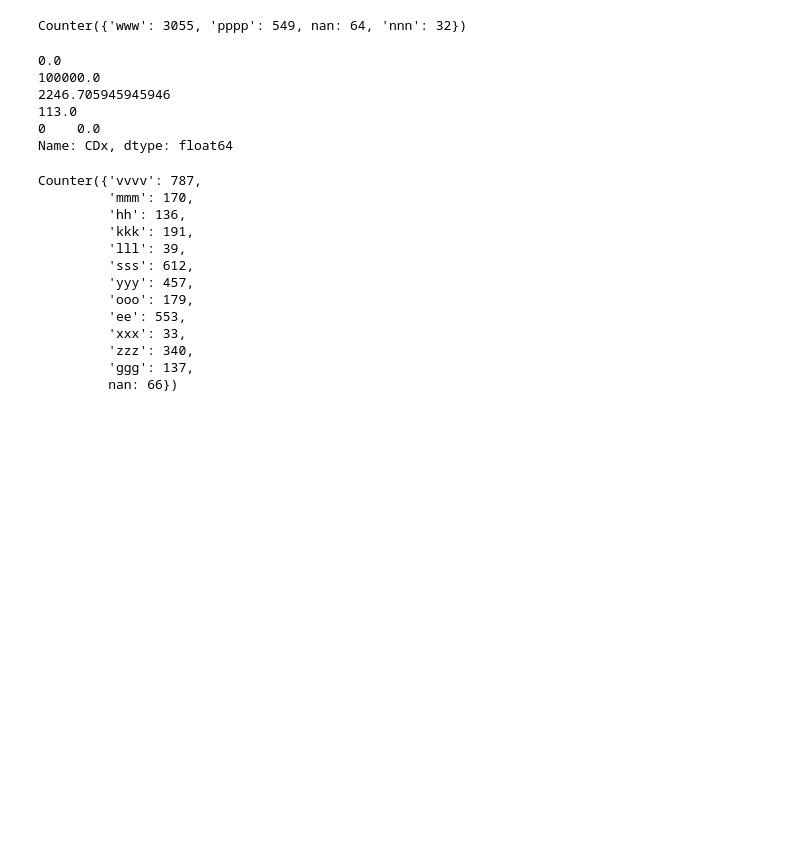
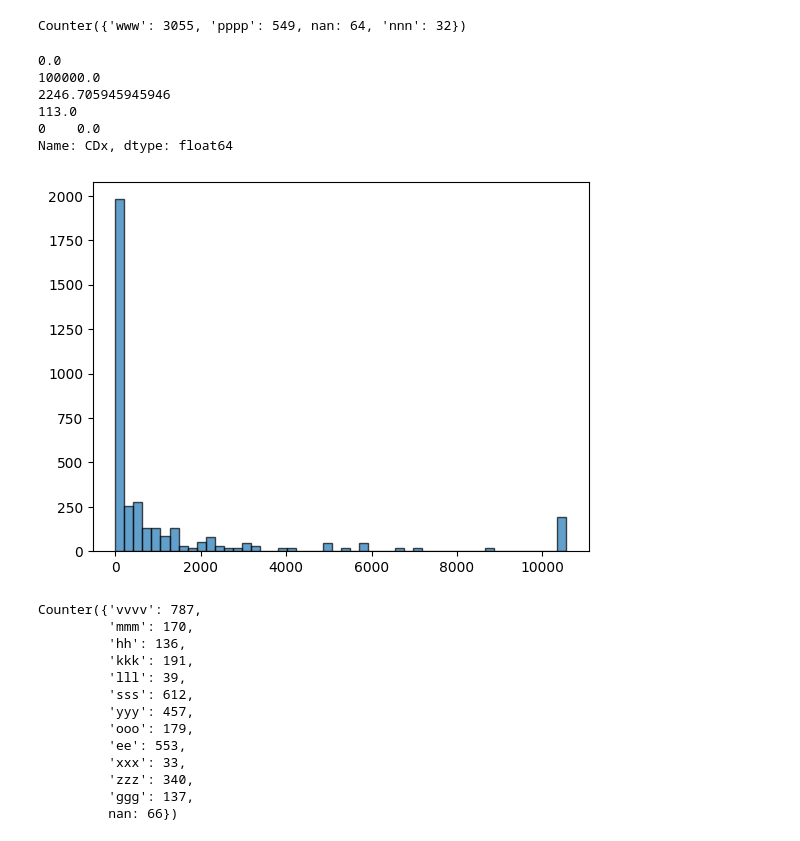
Before and after one commit to nursaltyn/binary_classifier, a Jupyter notebook: classifier.ipynb, the cells around one changed output. Drawn from its saved outputs; the diff is of its cells as text; code cells hidden in the pictures; blank space fills up the shorter version.

```diff
--- a/classifier.ipynb
+++ b/classifier.ipynb
@@ -149,18 +154,23 @@ Counter({'www': 3055, 'pppp': 549, nan: 64, 'nnn': 32})
 # %%
 #CDx
 
 print(min(list(data['CDx'])))
 print(max(list(data['CDx'])))
 print(np.mean(list(data['CDx'])))
 print(data['CDx'].median())
 print(data['CDx'].mode())
+
+
+plt.hist(list(data_with_dummies['CDx']), bins=50, edgecolor='black', alpha=0.7)
+plt.show()
 # %% [output]
 0.0
 100000.0
 2246.705945945946
 113.0
 0    0.0
 Name: CDx, dtype: float64
+[figure, added]
 # %%
 Counter(list(data["BJZHD"]))
 # %% [output]
```
Also changed, not shown: parts of 53 cells of this notebook.
